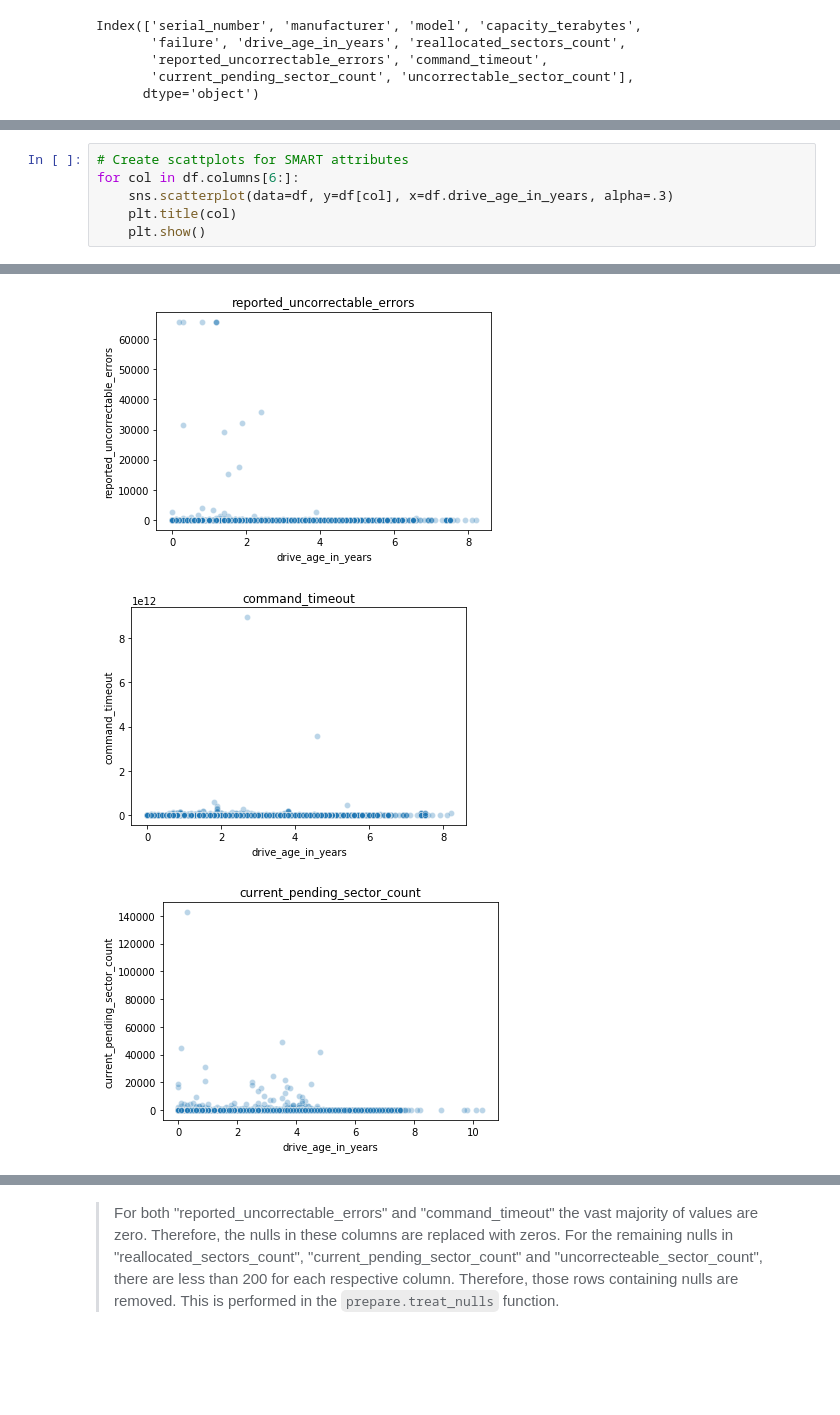
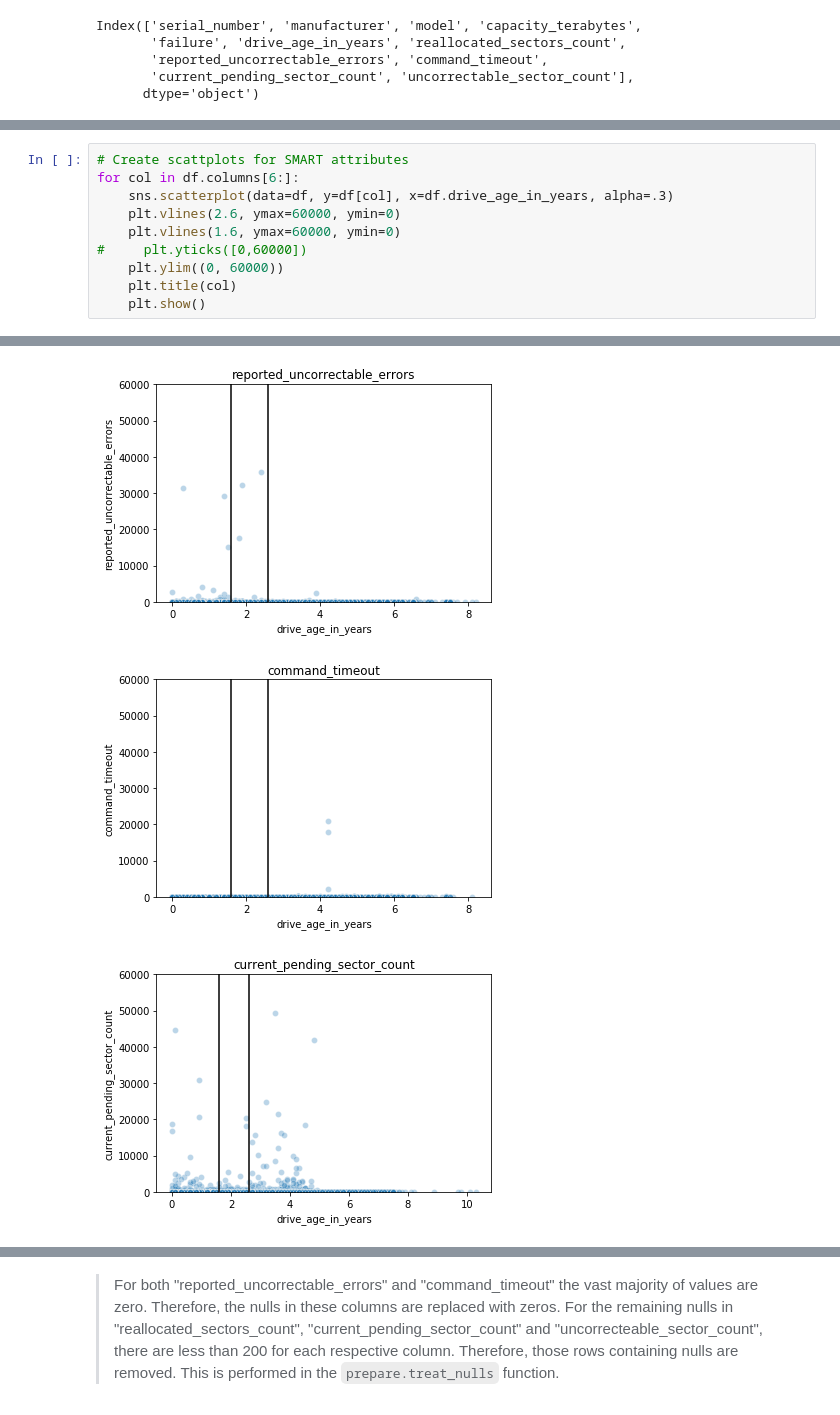
Before and after one commit to just-keep-spinning/hard-drive-project, a Jupyter notebook: david_capstone_folder/copy_main.ipynb, the cells around one changed output, grey strips where cells are left out. Cells and saved outputs as stored; diff of their text form; blank space fills up the shorter version.

```diff
--- a/david_capstone_folder/copy_main.ipynb
+++ b/david_capstone_folder/copy_main.ipynb
@@ -208,6 +224,10 @@ Index(['serial_number', 'manufacturer', 'model', 'capacity_terabytes',
 # Create scattplots for SMART attributes
 for col in df.columns[6:]:
     sns.scatterplot(data=df, y=df[col], x=df.drive_age_in_years, alpha=.3)
+    plt.vlines(2.6, ymax=60000, ymin=0)
+    plt.vlines(1.6, ymax=60000, ymin=0)
+#     plt.yticks([0,60000])
+    plt.ylim((0, 60000))
     plt.title(col)
     plt.show()
 # %% [output]
@@ -215,3 +235,3 @@ for col in df.columns[6:]:
-[figure, old version]
+[figure, new version]
-[figure, old version]
+[figure, new version]
-[figure, old version]
+[figure, new version]
```
Also changed, not shown: parts of 46 cells of this notebook, 3 other files.
